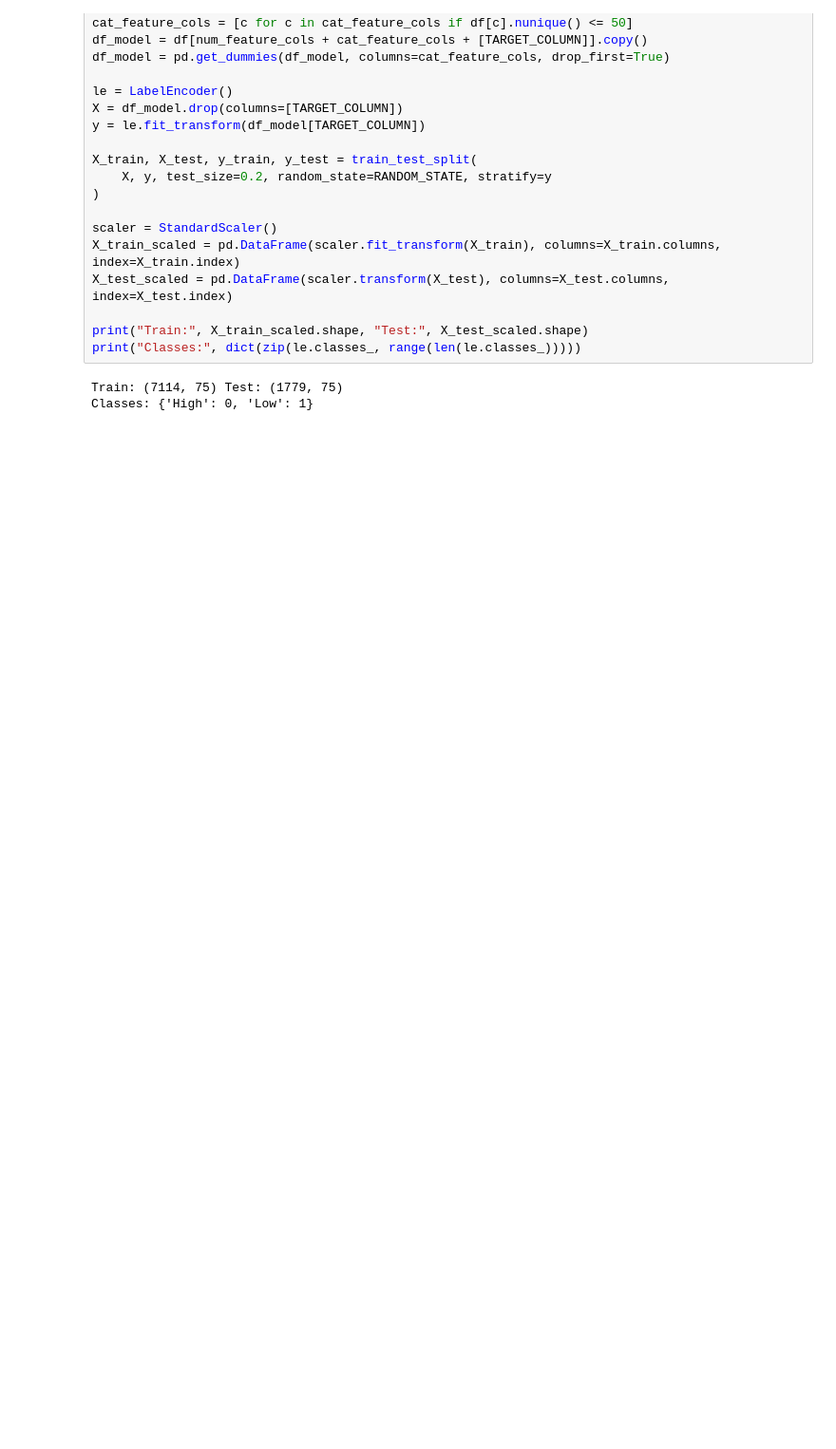
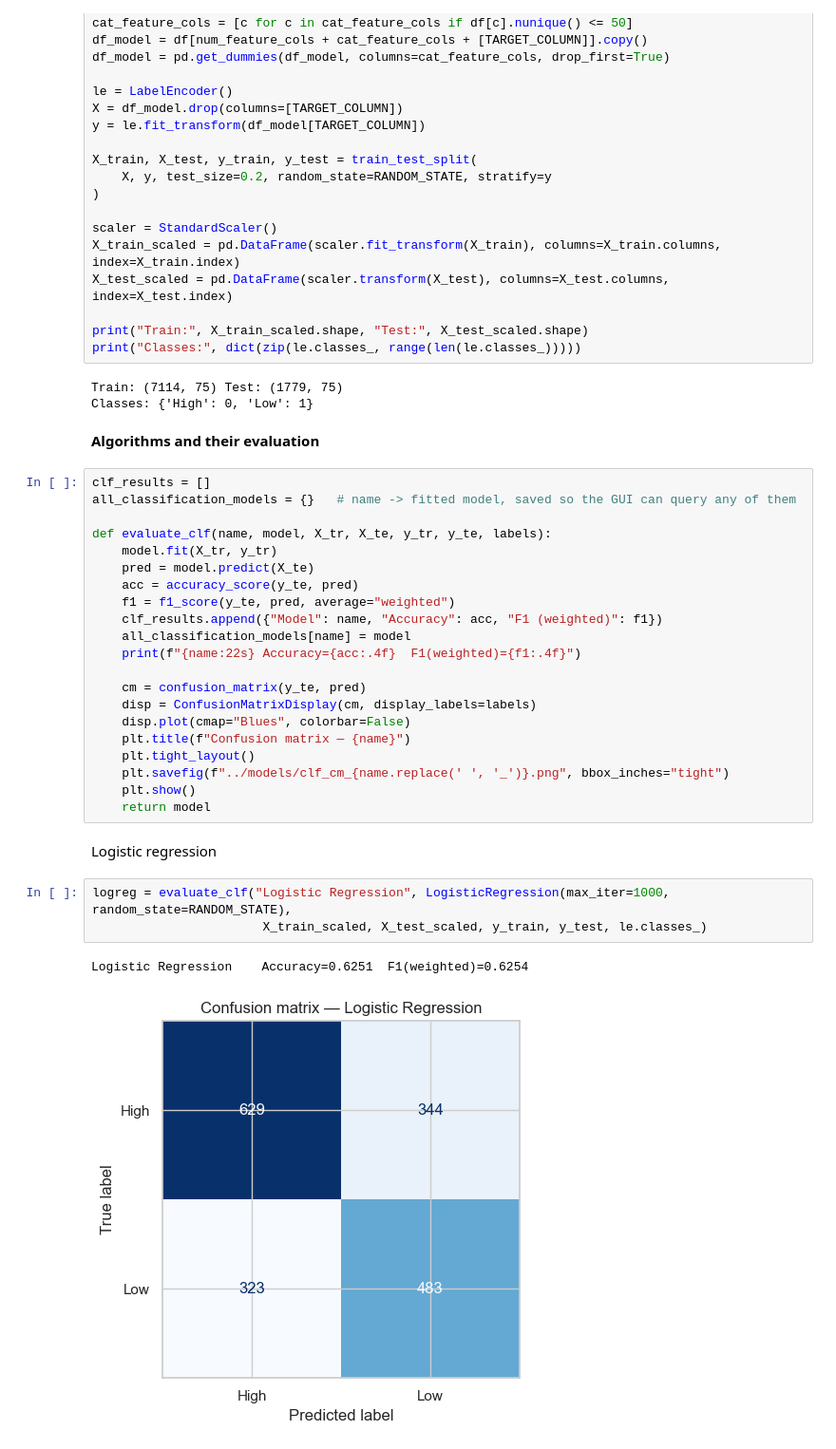
Before and after one commit to Kamalini29/ML-Capstone, a Jupyter notebook: notebooks/Classification.ipynb, the cells around one changed output. Shown at 95% size. Drawn from its saved outputs; the diff is of its cells as text; blank space fills up the shorter version.

Commit message:
Add logistic reg

```diff
--- a/notebooks/Classification.ipynb
+++ b/notebooks/Classification.ipynb
@@ -260,3 +260,34 @@ print("Classes:", dict(zip(le.classes_, range(len(le.classes_)))))
 # %% [output]
 Train: (7114, 75) Test: (1779, 75)
 Classes: {'High': 0, 'Low': 1}
+# %% [markdown]
+**Algorithms and their evaluation**
+# %%
+clf_results = []
+all_classification_models = {}   # name -> fitted model, saved so the GUI can query any of them
+
+def evaluate_clf(name, model, X_tr, X_te, y_tr, y_te, labels):
+    model.fit(X_tr, y_tr)
+    pred = model.predict(X_te)
+    acc = accuracy_score(y_te, pred)
+    f1 = f1_score(y_te, pred, average="weighted")
+    clf_results.append({"Model": name, "Accuracy": acc, "F1 (weighted)": f1})
+    all_classification_models[name] = model
+    print(f"{name:22s} Accuracy={acc:.4f}  F1(weighted)={f1:.4f}")
+
+    cm = confusion_matrix(y_te, pred)
+    disp = ConfusionMatrixDisplay(cm, display_labels=labels)
+    disp.plot(cmap="Blues", colorbar=False)
+    plt.title(f"Confusion matrix — {name}")
+    plt.tight_layout()
+    plt.savefig(f"../models/clf_cm_{name.replace(' ', '_')}.png", bbox_inches="tight")
+    plt.show()
+    return model
+# %% [markdown]
+Logistic regression
+# %%
+logreg = evaluate_clf("Logistic Regression", LogisticRegression(max_iter=1000, random_state=RANDOM_STATE),
+                       X_train_scaled, X_test_scaled, y_train, y_test, le.classes_)
+# %% [output]
+Logistic Regression    Accuracy=0.6251  F1(weighted)=0.6254
+[figure, added]
```
